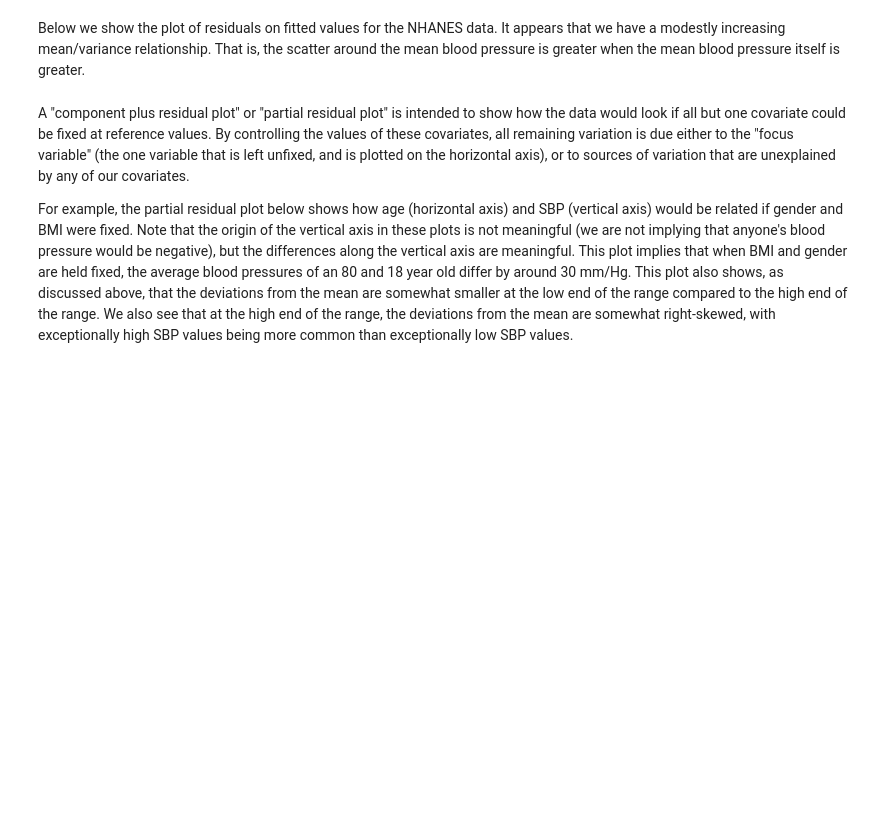
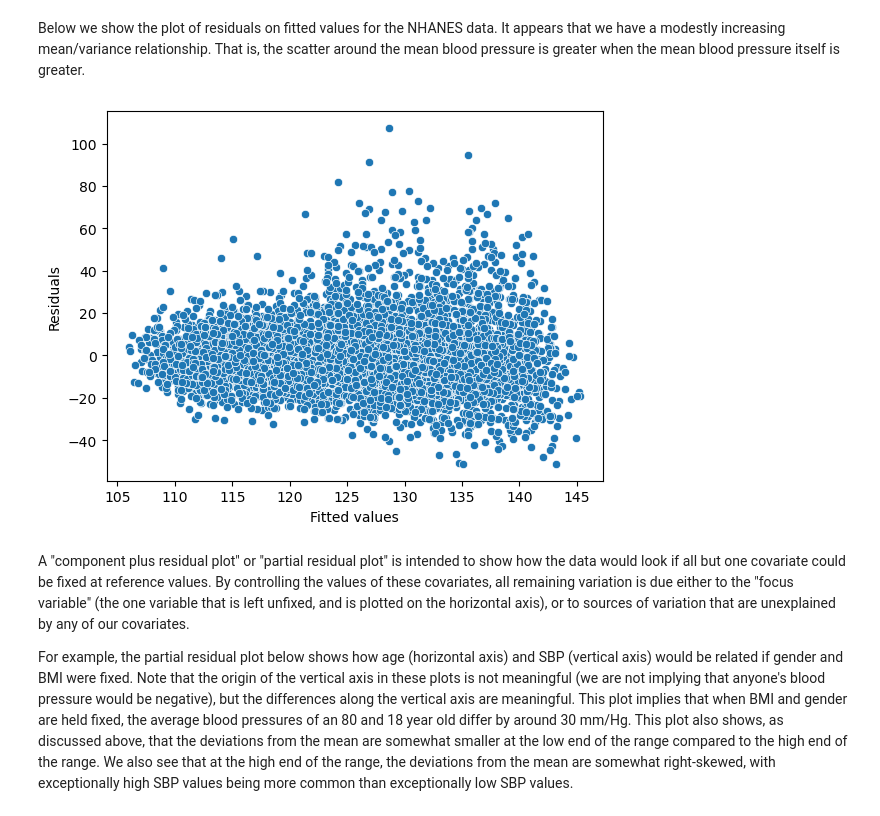
Before and after one commit to elsayedg/Statistics-with-Python-Specialization, a Jupyter notebook: 3_Fitting Statistical Models to Data with Python/W2 - FITTING MODELS TO INDEPENDENT DATA/2- week2_nhanes_pr.ipynb, the cells around one changed output. Saved outputs shown, nothing was run; the diff lists cells and outputs as text; code cells hidden in the pictures; blank space fills up the shorter version.

```diff
--- a/3_Fitting Statistical Models to Data with Python/W2 - FITTING MODELS TO INDEPENDENT DATA/2- week2_nhanes_pr.ipynb
+++ b/3_Fitting Statistical Models to Data with Python/W2 - FITTING MODELS TO INDEPENDENT DATA/2- week2_nhanes_pr.ipynb
@@ -275,9 +262,11 @@ data.  It appears that we have a modestly increasing mean/variance
 relationship.  That is, the scatter around the mean blood pressure is
 greater when the mean blood pressure itself is greater.
 # %%
-pp = sns.scatterplot(result.fittedvalues, result.resid)
+pp = sns.scatterplot(x=result.fittedvalues, y=result.resid)
 pp.set_xlabel("Fitted values")
 _ = pp.set_ylabel("Residuals")
+# %% [output]
+[figure, added]
 # %% [markdown]
 A "component plus residual plot" or "partial residual plot" is
 intended to show how the data would look if all but one covariate
```
Also changed, not shown: parts of 8 cells of this notebook.
